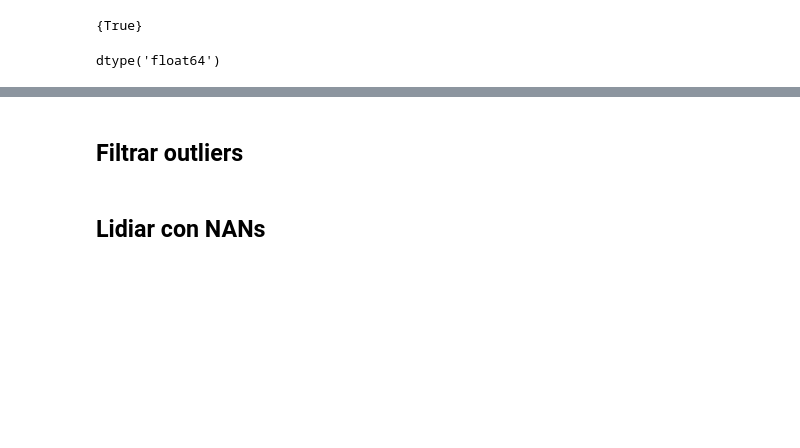
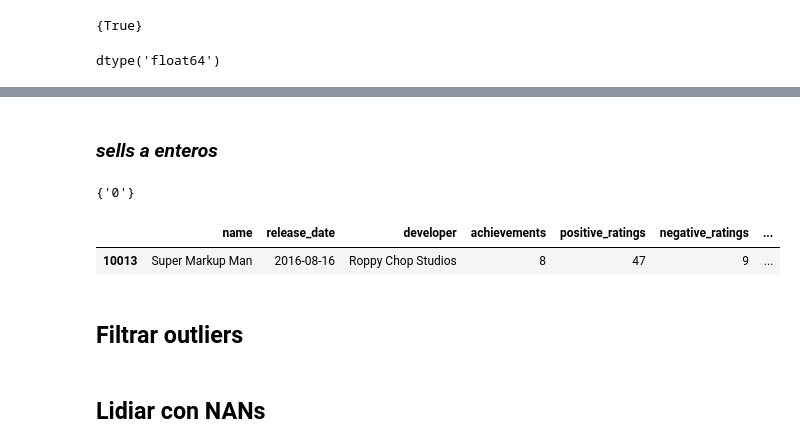
Before and after one commit to techcanto/Ejercicio-de-ciencia-de-datos, a Jupyter notebook: Cliente2/proyectoCliente2.ipynb, the cells around one changed output, grey strips where cells are left out. Cells and saved outputs as stored; diff of their text form; code cells hidden in the pictures; blank space fills up the shorter version.

Commit message:
sells a enteros

```diff
--- a/Cliente2/proyectoCliente2.ipynb
+++ b/Cliente2/proyectoCliente2.ipynb
@@ -307,3 +343,5 @@ df.tail()
 | 27072 | Super Star Blast | 2019-04-24 | EntwicklerX | 24 | 0 | 1 | ... |
 | 27073 | New Yankee 7: Deer Hunters | 2019-04-17 | Yustas Game Studio | 0 | 2 | 0 | ... |
 | 27074 | Rune Lord | 2019-04-24 | Adept Studios GD | 0 | 4 | 0 | ... |
+# %% [markdown]
+### _sells a enteros_
@@ -310,3 +352,14 @@ df.tail()
+# %%
+set(valores)
+# %% [output]
+{'0'}
+# %%
+df["sells"] = df["sells"].astype(int)
+# %%
+df.sample()
+# %% [output]
+|  | name | release_date | developer | achievements | positive_ratings | negative_ratings | ... |
+| 10013 | Super Markup Man | 2016-08-16 | Roppy Chop Studios | 8 | 47 | 9 | ... |
 # %% [markdown]
 ## Filtrar outliers
 # %% [markdown]
```
Also changed, not shown: parts of 12 cells of this notebook.
